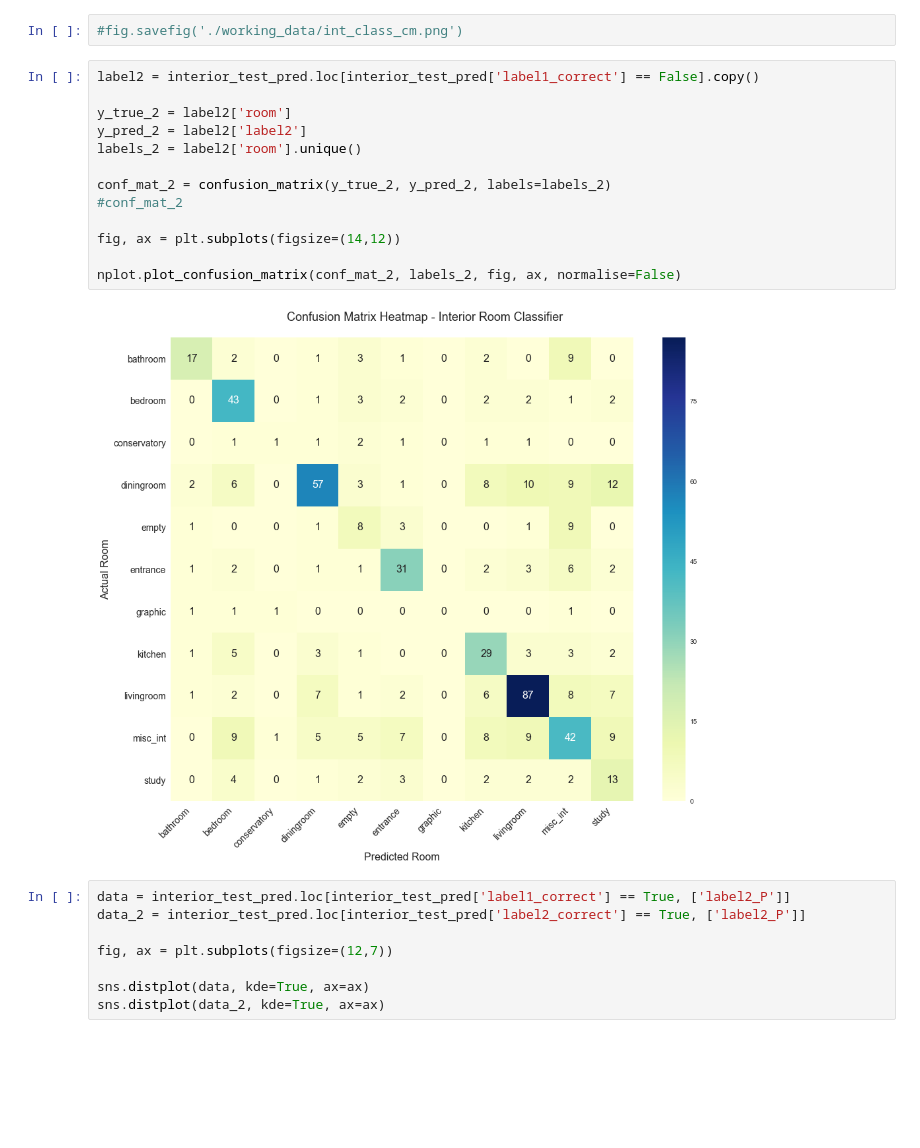
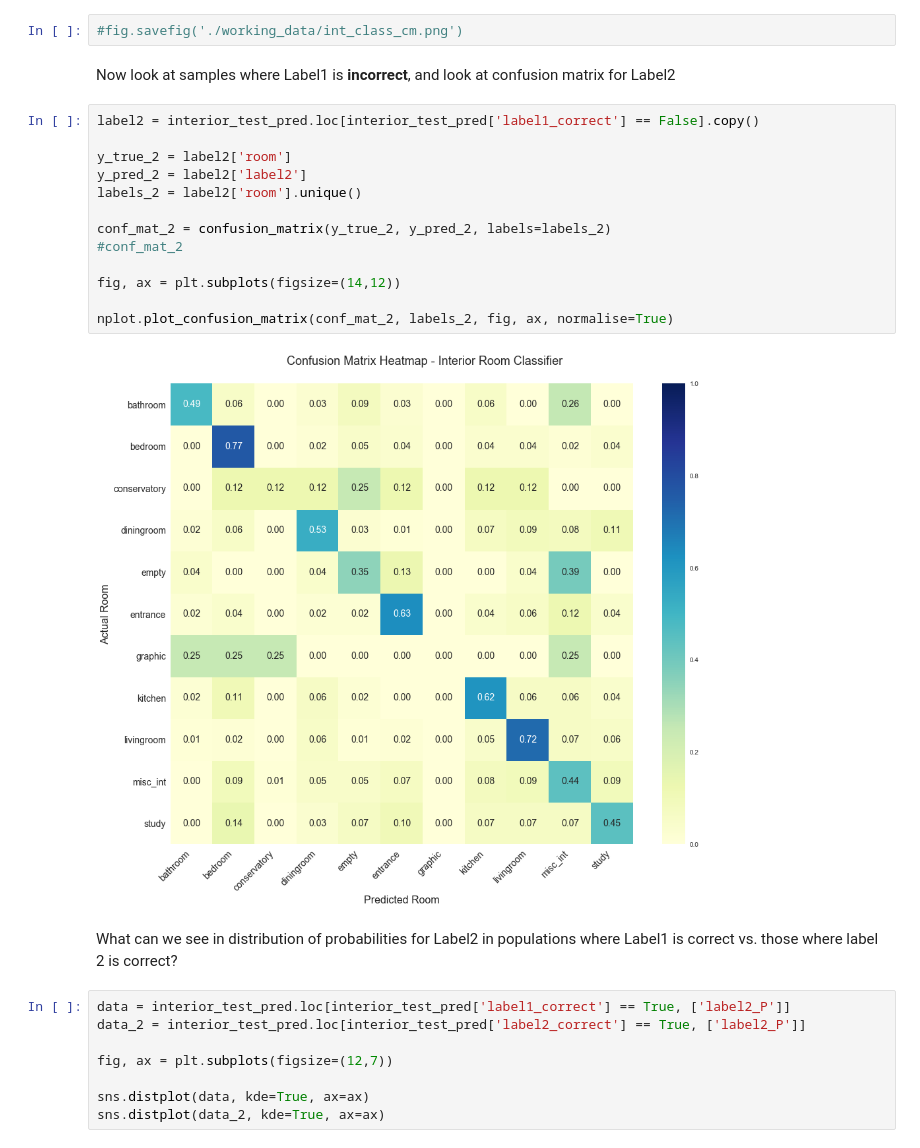
Before and after one commit to chrisrb10/nested, a Jupyter notebook: evaluation.ipynb, the cells around one changed output. Drawn from its saved outputs; the diff is of its cells as text; blank space fills up the shorter version.

```diff
--- a/evaluation.ipynb
+++ b/evaluation.ipynb
@@ -77,21 +88,25 @@ conservatory       1.00      0.64      0.78        22
 [figure]
 # %%
 #fig.savefig('./working_data/int_class_cm.png')
+# %% [markdown]
+Now look at samples where Label1 is **incorrect**, and look at confusion matrix for Label2
 # %%
 label2 = interior_test_pred.loc[interior_test_pred['label1_correct'] == False].copy()
 
 y_true_2 = label2['room']
 y_pred_2 = label2['label2']
 labels_2 = label2['room'].unique()
 
 conf_mat_2 = confusion_matrix(y_true_2, y_pred_2, labels=labels_2)
 #conf_mat_2
 
 fig, ax = plt.subplots(figsize=(14,12))
 
-nplot.plot_confusion_matrix(conf_mat_2, labels_2, fig, ax, normalise=False)
+nplot.plot_confusion_matrix(conf_mat_2, labels_2, fig, ax, normalise=True)
 # %% [output]
-[figure, old version]
+[figure, new version]
+# %% [markdown]
+What can we see in distribution of probabilities for Label2 in populations where Label1 is correct vs. those where label 2 is correct?
 # %%
 data = interior_test_pred.loc[interior_test_pred['label1_correct'] == True, ['label2_P']]
 data_2 = interior_test_pred.loc[interior_test_pred['label2_correct'] == True, ['label2_P']]
```
Also changed, not shown: parts of 20 cells of this notebook, 1 other file.
